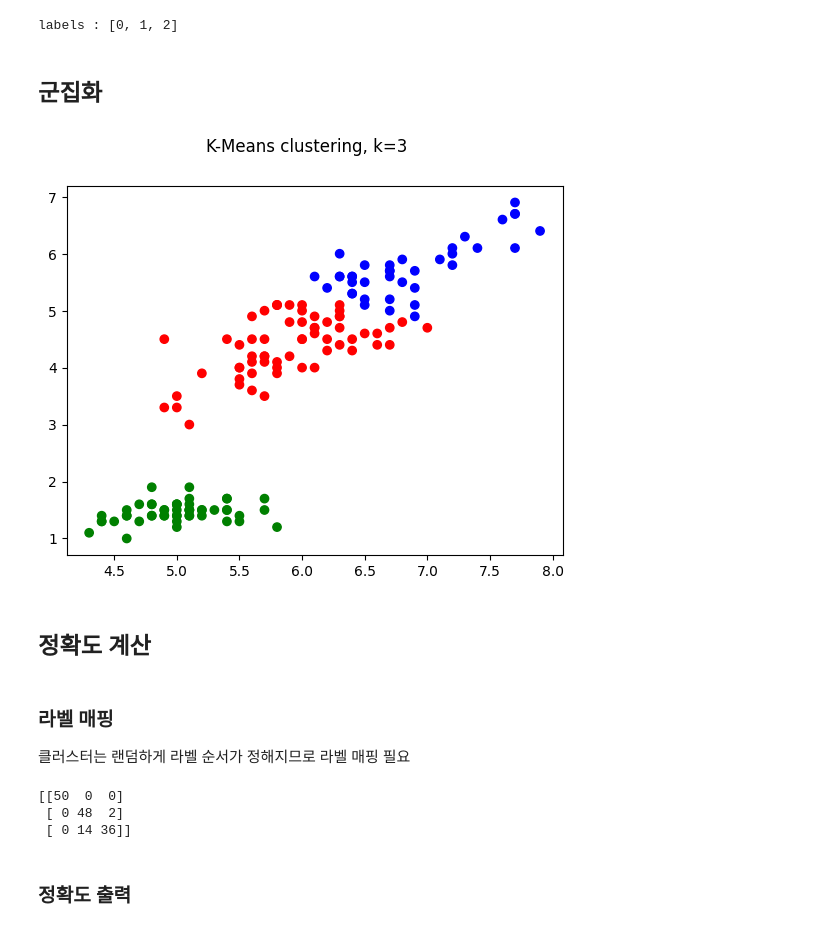
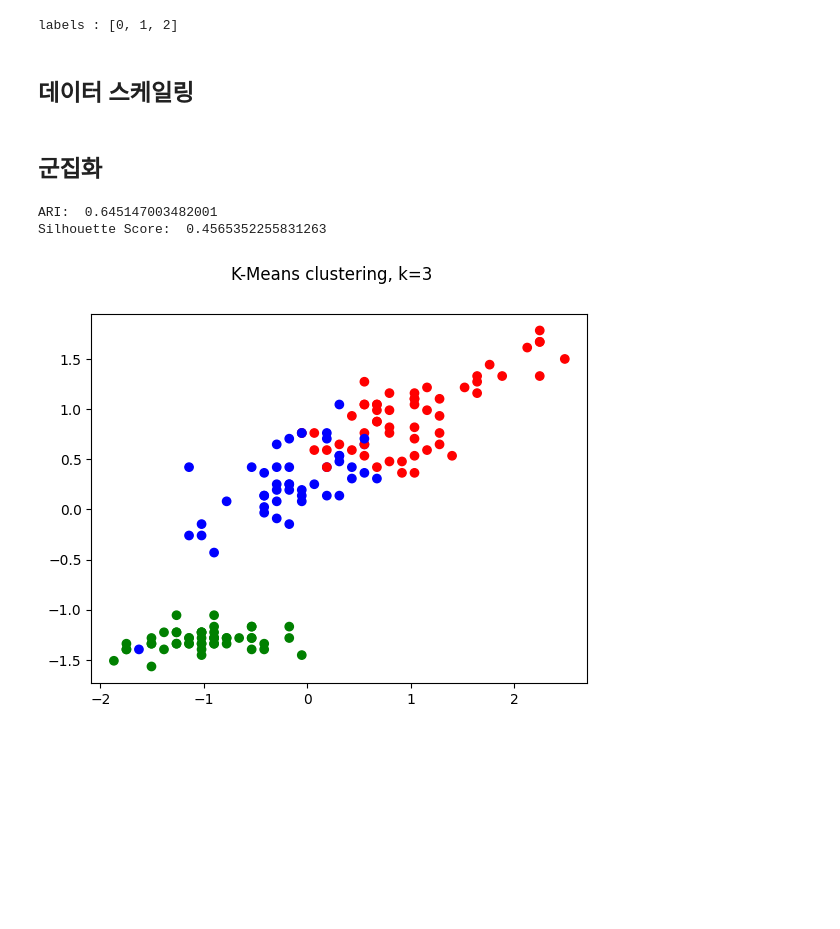
Before and after one commit to WaltDev29/Course_ML, a Jupyter notebook: 260325/04_iris_clustering.ipynb, the cells around one changed output. Drawn from its saved outputs; the diff is of its cells as text; code cells hidden in the pictures; blank space fills up the shorter version.

```diff
--- a/260325/04_iris_clustering.ipynb
+++ b/260325/04_iris_clustering.ipynb
@@ -31,25 +31,30 @@ labels = list(map(int, set(iris.target)))
 print("labels :",labels)
 # %% [output]
 labels : [0, 1, 2]
+# %% [markdown]
+## 데이터 스케일링
+# %%
+scaler = StandardScaler()
+scaler.fit(iris.data)
+data_scaled = scaler.transform(iris.data)
 # %% [markdown]
 ## 군집화
 # %%
-def kmeans_predict_plot(x, k):
+def kmeans_predict_plot(data, k):
     model = cluster.KMeans(n_clusters=k)
-    model.fit(x)
-    labels = model.predict(x)
+    model.fit(data)
+    y_pred = model.predict(data)
+
+    print("ARI: ", adjusted_rand_score(iris.target, y_pred))
+    print("Silhouette Score: ", silhouette_score(data, y_pred))
+
     colors = np.array(["red", "green", "blue"])
     plt.suptitle(f"K-Means clustering, k={k}")
-    plt.scatter(x[:, 0], x[:, 2], c=colors[labels])
+    plt.scatter(data[:, 0], data[:, 2], c=colors[y_pred])
     plt.show()
 
-    return model, labels
-
-kmeans_model, y_pred = kmeans_predict_plot(iris.data, k=len(labels))
+kmeans_predict_plot(data_scaled, k=len(set(iris.target)))
 # %% [output]
+ARI:  0.645147003482001
+Silhouette Score:  0.4565352255831263
-[figure, old version]
+[figure, new version]
-# %% [markdown]
-## 정확도 계산
-# %% [markdown]
-### 라벨 매핑
-클러스터는 랜덤하게 라벨 순서가 정해지므로 라벨 매핑 필요
@@ -67,10 +60,0 @@ def remap_labels(y_true, y_pred):
-# %%
-y_pred_fixed = remap_labels(iris.target, y_pred)
-
-print(confusion_matrix(iris.target, y_pred_fixed))
-# %% [output]
-[[50  0  0]
- [ 0 48  2]
- [ 0 14 36]]
-# %% [markdown]
-### 정확도 출력
```
Also changed, not shown: parts of 5 cells of this notebook, 3 other files.
